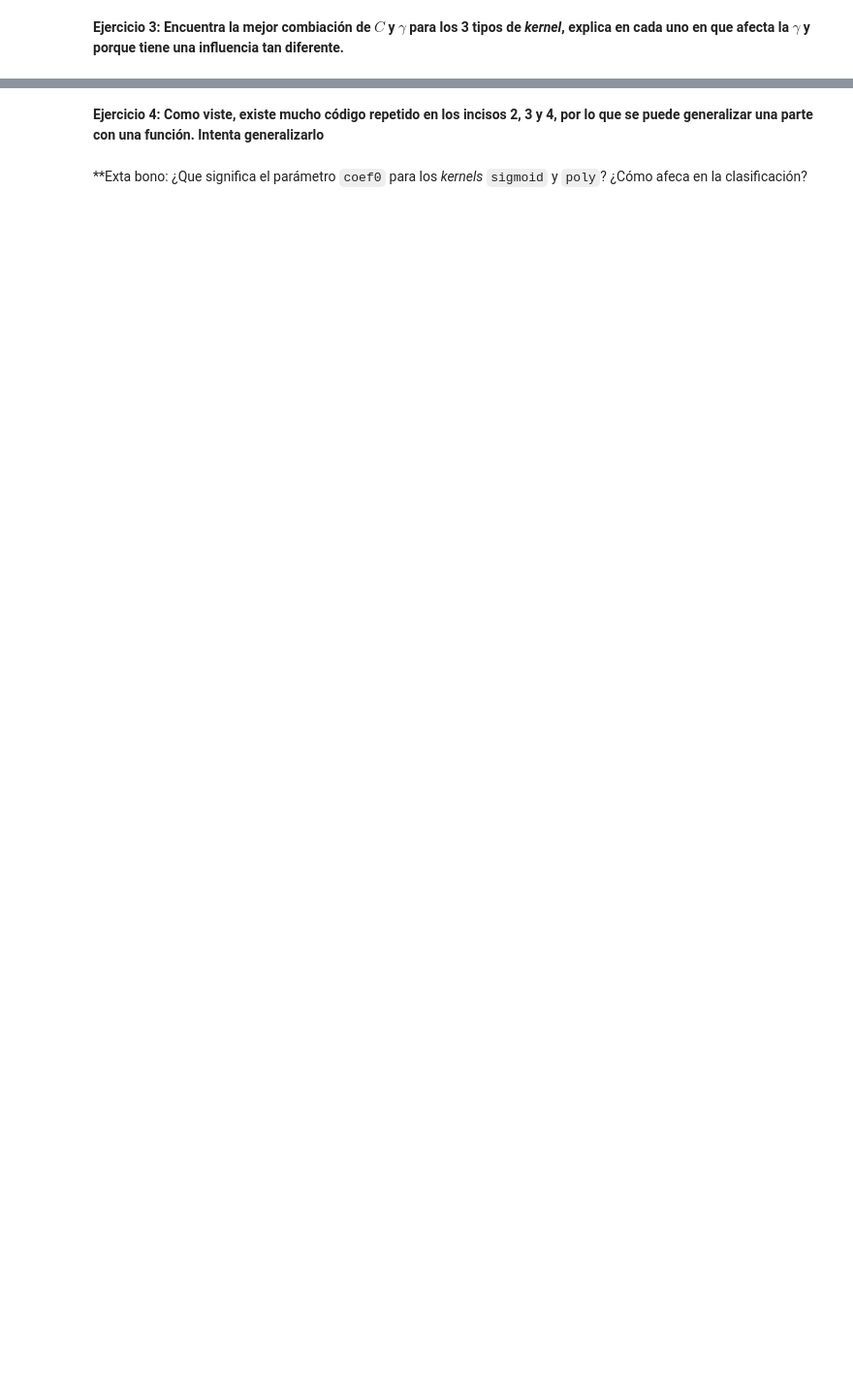
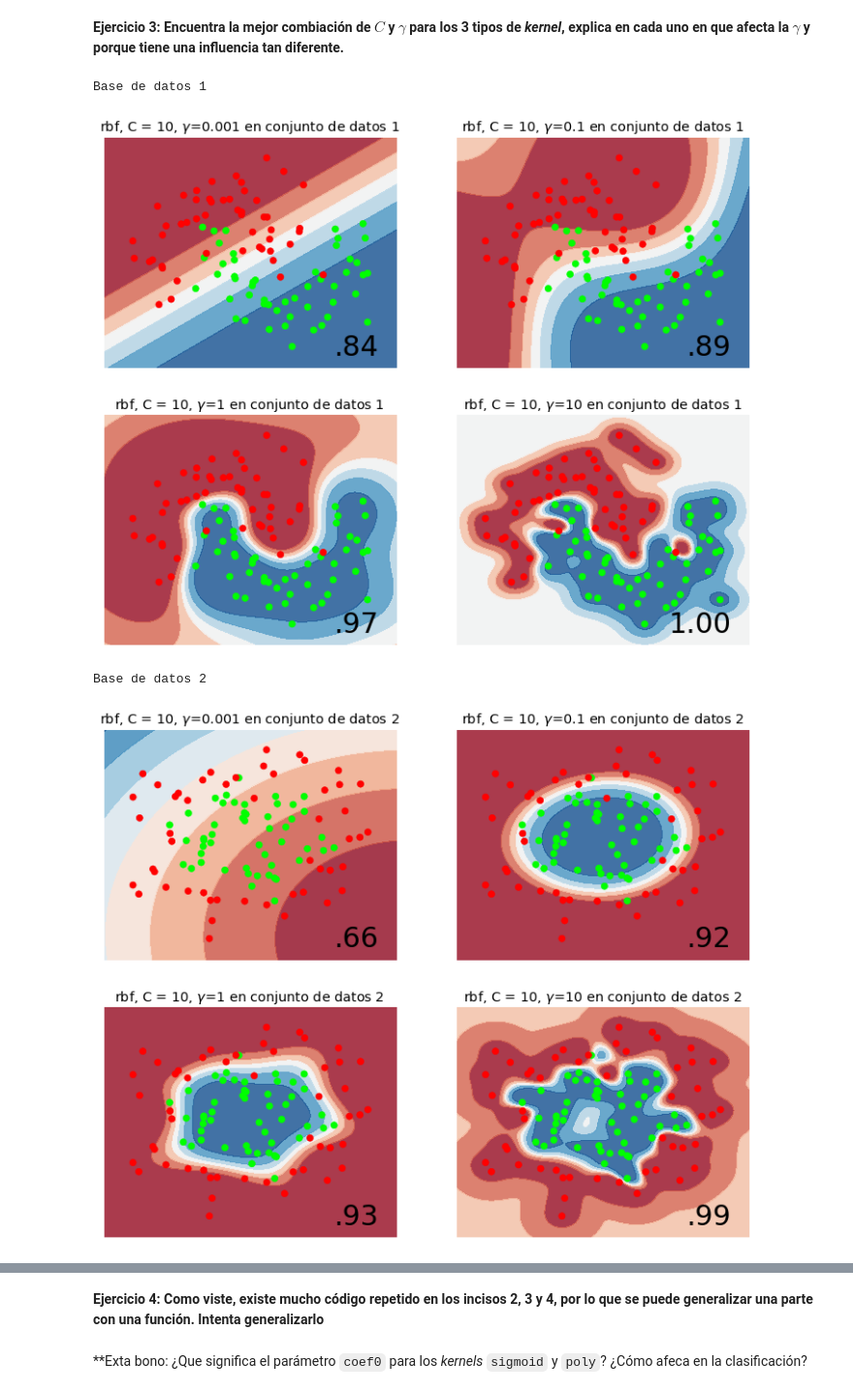
Before and after one commit to ml-unison/svm-y-otros-clasificadores-jabc300, a Jupyter notebook: svm.ipynb, the cells around one changed output, grey strips where cells are left out. Shown at 97% size. Cells and saved outputs as stored; diff of their text form; code cells hidden in the pictures; blank space fills up the shorter version.

```diff
--- a/svm.ipynb
+++ b/svm.ipynb
@@ -219,2 +246,53 @@ for (cual, ds) in enumerate(datasets):
 # %% [markdown]
 **Ejercicio 3: Encuentra la mejor combiación de $C$ y $\gamma$ para los 3 tipos de *kernel*, explica en cada uno en que afecta la $\gamma$ y porque tiene una influencia tan diferente.**
+# %%
+kernel = 'rbf'
+C = 10
+
+# Una figura por cada conjunto de datos
+for (cual, ds) in enumerate(datasets):
+
+    print(f"\n\nBase de datos {cual + 1}")
+    figure = plt.figure(figsize=(10, 10))
+
+    # Escalar y selecciona valores de entrenamiento y prueba
+    X, y = ds
+    X = StandardScaler().fit_transform(X)
+
+    # Meshgrid para pintar las regiones
+    xx, yy = np.meshgrid(np.arange(X[:, 0].min() - .5, X[:, 0].max() + .5, 0.02),
+                         np.arange(X[:, 1].min() - .5, X[:, 1].max() + .5, 0.02))
+
+    # Por cada clasificador
+    for (i, gamma) in enumerate([.001, .1, 1, 10]):
+        ax = plt.subplot(2, 2, i + 1)
+
+        # Entrenamiento
+        clf = SVC(kernel=kernel, C=C, gamma=gamma, probability=True)
+        clf.fit(X, y)
+        score = clf.score(X, y)
+
+        # Clasifica cada punto en el meshgrid
+        Z = clf.predict_proba(np.c_[xx.ravel(), yy.ravel()])[:, 1]
+        Z = Z.reshape(xx.shape)
+
+        # Asigna un contorno de probabilidad
+        ax.contourf(xx, yy, Z, cmap=cm, alpha=.8)
+        # Grafica los datos
+        ax.scatter(X[:, 0], X[:, 1], c=y, cmap=cm_escala, s=50)
+        # Arregla axes y pone titulos
+        ax.set_xlim(xx.min(), xx.max())
+        ax.set_ylim(yy.min(), yy.max())
+        ax.set_xticks(())
+        ax.set_yticks(())
+        ax.text(xx.max() - .3, yy.min() + .3, ('%.2f' % score).lstrip('0'),
+                size=30, horizontalalignment='right')
+        plt.title(f"{kernel}, C = {C}, $\gamma$={gamma} en conjunto de datos {cual + 1}")
+
+    figure.subplots_adjust(left=.02, right=.98)
+    plt.show()
+# %% [output]
+Base de datos 1
+[figure, added]
+Base de datos 2
+[figure, added]
```
Also changed, not shown: parts of 8 cells of this notebook, 1 other file.
